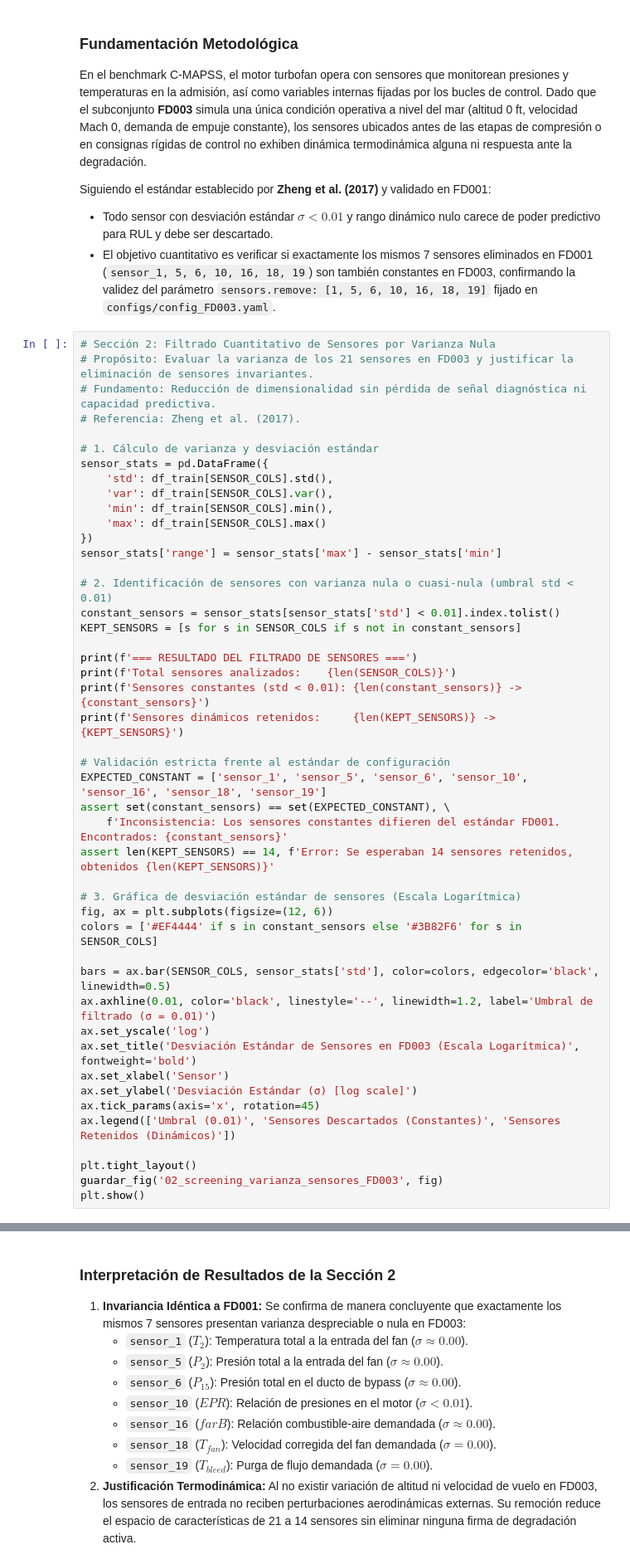
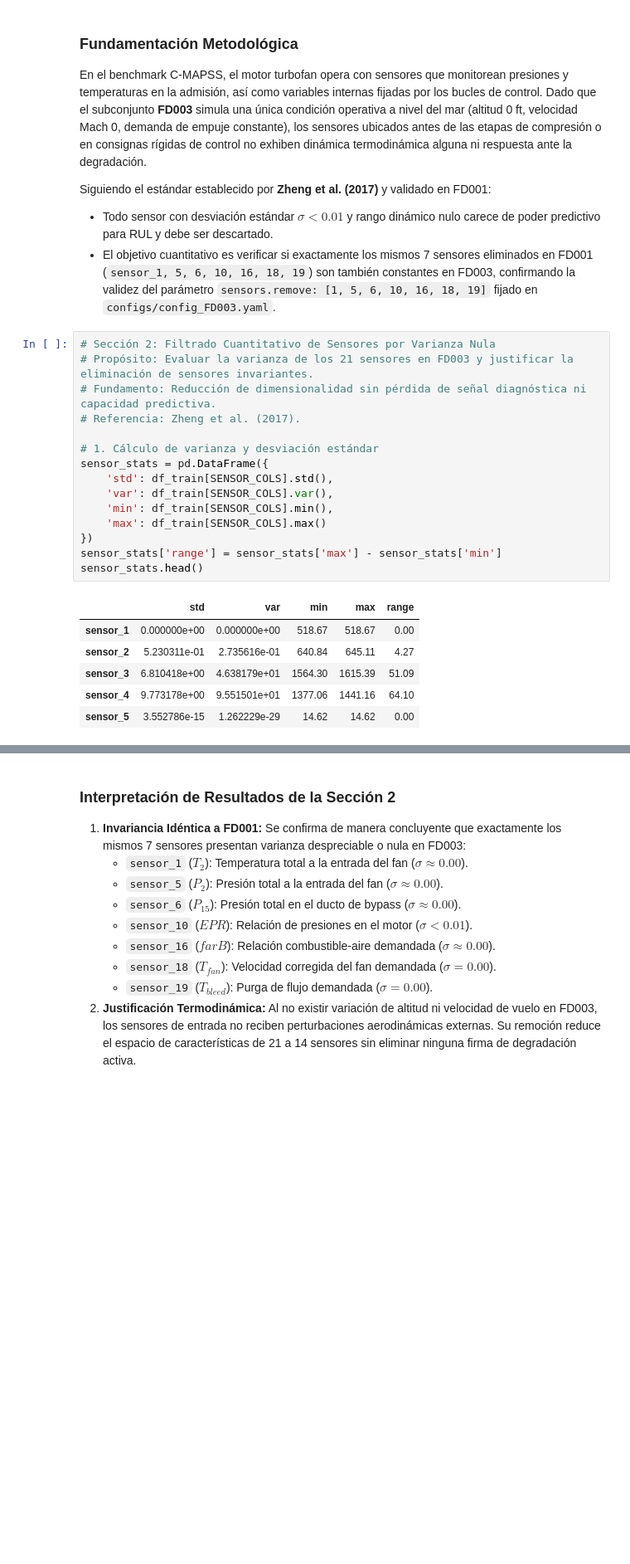
Before and after one commit to JairRamosG/RUL-CMAPSS, a Jupyter notebook: notebooks/03_eda_FD003.ipynb, the cells around one changed output, grey strips where cells are left out. Shown at 83% size. Drawn from its saved outputs; the diff is of its cells as text; blank space fills up the shorter version.

```diff
--- a/notebooks/03_eda_FD003.ipynb
+++ b/notebooks/03_eda_FD003.ipynb
@@ -207,46 +207,22 @@ Siguiendo el estándar establecido por **Zheng et al. (2017)** y validado en FD0
 # %%
 # Sección 2: Filtrado Cuantitativo de Sensores por Varianza Nula
 # Propósito: Evaluar la varianza de los 21 sensores en FD003 y justificar la eliminación de sensores invariantes.
 # Fundamento: Reducción de dimensionalidad sin pérdida de señal diagnóstica ni capacidad predictiva.
 # Referencia: Zheng et al. (2017).
 
 # 1. Cálculo de varianza y desviación estándar
 sensor_stats = pd.DataFrame({
     'std': df_train[SENSOR_COLS].std(),
     'var': df_train[SENSOR_COLS].var(),
     'min': df_train[SENSOR_COLS].min(),
     'max': df_train[SENSOR_COLS].max()
 })
 sensor_stats['range'] = sensor_stats['max'] - sensor_stats['min']
-
-# 2. Identificación de sensores con varianza nula o cuasi-nula (umbral std < 0.01)
-constant_sensors = sensor_stats[sensor_stats['std'] < 0.01].index.tolist()
-KEPT_SENSORS = [s for s in SENSOR_COLS if s not in constant_sensors]
-
-print(f'=== RESULTADO DEL FILTRADO DE SENSORES ===')
-print(f'Total sensores analizados:    {len(SENSOR_COLS)}')
-print(f'Sensores constantes (std < 0.01): {len(constant_sensors)} -> {constant_sensors}')
-print(f'Sensores dinámicos retenidos:     {len(KEPT_SENSORS)} -> {KEPT_SENSORS}')
-
-# Validación estricta frente al estándar de configuración
-EXPECTED_CONSTANT = ['sensor_1', 'sensor_5', 'sensor_6', 'sensor_10', 'sensor_16', 'sensor_18', 'sensor_19']
-assert set(constant_sensors) == set(EXPECTED_CONSTANT), \
-    f'Inconsistencia: Los sensores constantes difieren del estándar FD001. Encontrados: {constant_sensors}'
-assert len(KEPT_SENSORS) == 14, f'Error: Se esperaban 14 sensores retenidos, obtenidos {len(KEPT_SENSORS)}'
-
-# 3. Gráfica de desviación estándar de sensores (Escala Logarítmica)
-fig, ax = plt.subplots(figsize=(12, 6))
-colors = ['#EF4444' if s in constant_sensors else '#3B82F6' for s in SENSOR_COLS]
-
-bars = ax.bar(SENSOR_COLS, sensor_stats['std'], color=colors, edgecolor='black', linewidth=0.5)
-ax.axhline(0.01, color='black', linestyle='--', linewidth=1.2, label='Umbral de filtrado (σ = 0.01)')
-ax.set_yscale('log')
-ax.set_title('Desviación Estándar de Sensores en FD003 (Escala Logarítmica)', fontweight='bold')
-ax.set_xlabel('Sensor')
-ax.set_ylabel('Desviación Estándar (σ) [log scale]')
-ax.tick_params(axis='x', rotation=45)
-ax.legend(['Umbral (0.01)', 'Sensores Descartados (Constantes)', 'Sensores Retenidos (Dinámicos)'])
-
-plt.tight_layout()
-guardar_fig('02_screening_varianza_sensores_FD003', fig)
-plt.show()
+sensor_stats.head()
+# %% [output]
+|  | std | var | min | max | range |
+| sensor_1 | 0.000000e+00 | 0.000000e+00 | 518.67 | 518.67 | 0.00 |
+| sensor_2 | 5.230311e-01 | 2.735616e-01 | 640.84 | 645.11 | 4.27 |
+| sensor_3 | 6.810418e+00 | 4.638179e+01 | 1564.30 | 1615.39 | 51.09 |
+| sensor_4 | 9.773178e+00 | 9.551501e+01 | 1377.06 | 1441.16 | 64.10 |
+| sensor_5 | 3.552786e-15 | 1.262229e-29 | 14.62 | 14.62 | 0.00 |
```
Also changed, not shown: parts of 14 cells of this notebook.
